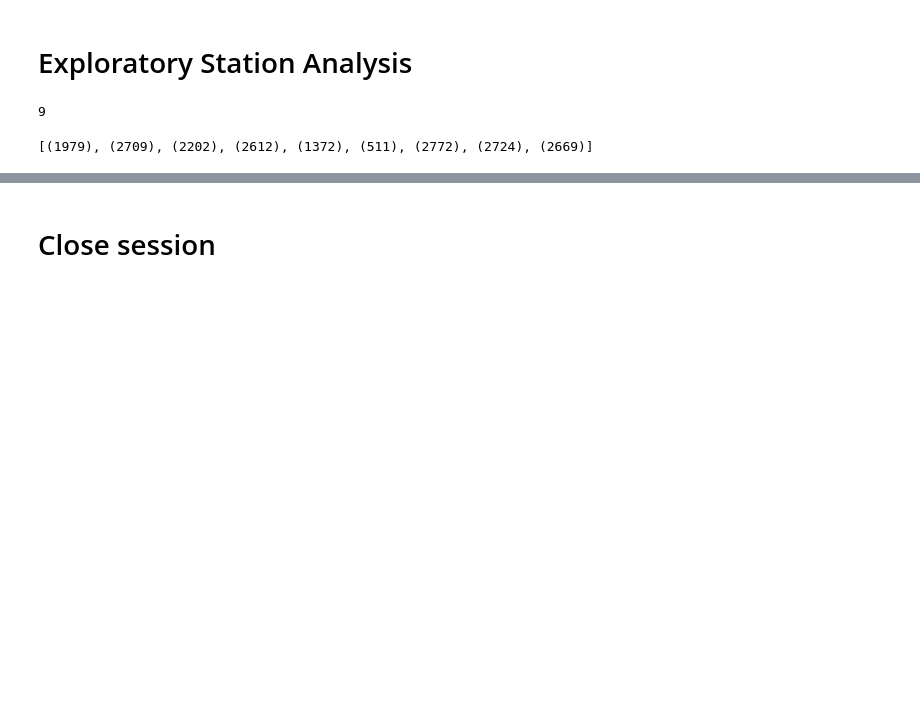
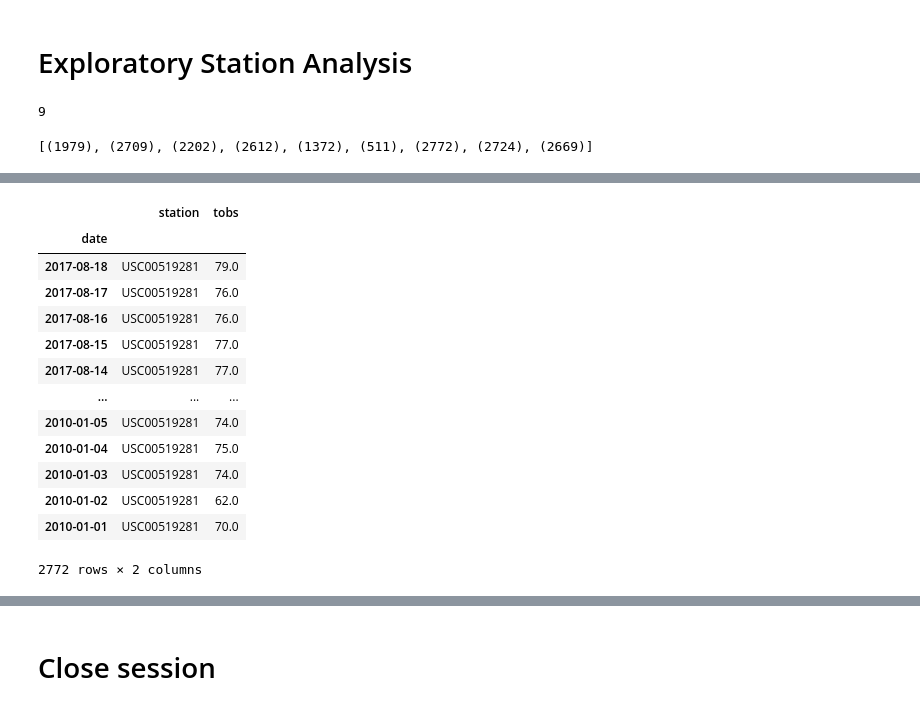
Before and after one commit to klharp/SQLAchemy-SurfsUp, a Jupyter notebook: climate_starter.ipynb, the cells around one changed output, grey strips where cells are left out. Drawn from its saved outputs; the diff is of its cells as text; code cells hidden in the pictures; blank space fills up the shorter version.

```diff
--- a/climate_starter.ipynb
+++ b/climate_starter.ipynb
@@ -153,3 +181,20 @@ session.query(func.count(Measurement.station)).group_by(Measurement.station).all
 # %%
 # Using the most active station id
 # Query the last 12 months of temperature observation data for this station and plot the results as a histogram
+mostactive2_df = mostactive_df.sort_values('date', ascending=False)
+mostactive2_df
+# %% [output]
+|  | station | tobs |
+| date |  |  |
+| 2017-08-18 | USC00519281 | 79.0 |
+| 2017-08-17 | USC00519281 | 76.0 |
+| 2017-08-16 | USC00519281 | 76.0 |
+| 2017-08-15 | USC00519281 | 77.0 |
+| 2017-08-14 | USC00519281 | 77.0 |
+| ... | ... | ... |
+| 2010-01-05 | USC00519281 | 74.0 |
+| 2010-01-04 | USC00519281 | 75.0 |
+| 2010-01-03 | USC00519281 | 74.0 |
+| 2010-01-02 | USC00519281 | 62.0 |
+| 2010-01-01 | USC00519281 | 70.0 |
+2772 rows × 2 columns
```
Also changed, not shown: parts of 11 cells of this notebook.
